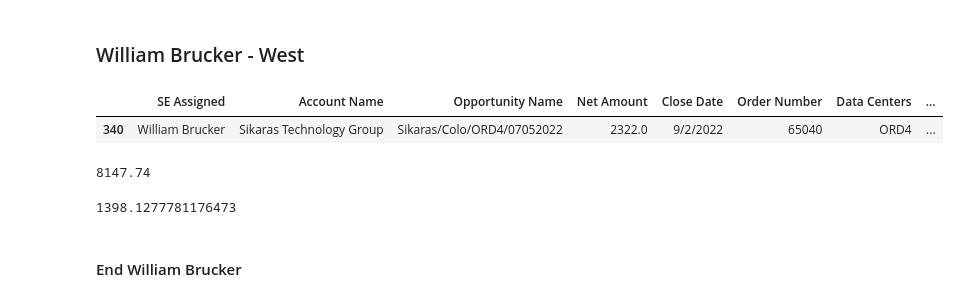
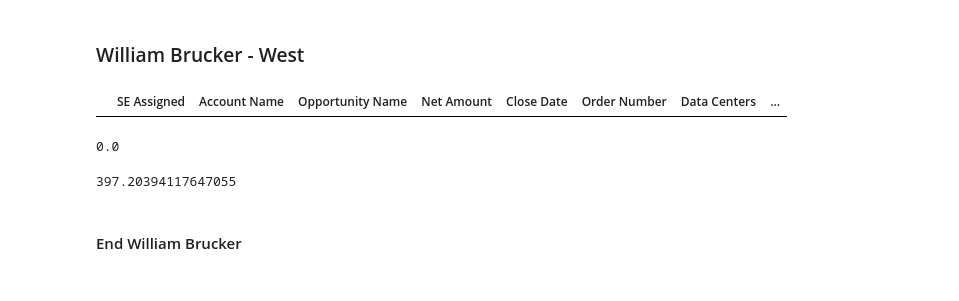
Before and after one commit to maxca17/DB_Commissions, a Jupyter notebook: Commishes/Main/SE&CB.ipynb, the cells around one changed output. Saved outputs shown, nothing was run; the diff lists cells and outputs as text; code cells hidden in the pictures.

```diff
--- a/Commishes/Main/SE&CB.ipynb
+++ b/Commishes/Main/SE&CB.ipynb
@@ -428,8 +458,7 @@ christopher_chandler.to_excel(os.path.join('../SE','chandler_September_2022.xlsx
 # %% [markdown]
 ### William Brucker - West
 # %%
-william_brucker.head(1)
+#william_brucker.head(1)
 # %% [output]
 |  | SE Assigned | Account Name | Opportunity Name | Net Amount | Close Date | Order Number | Data Centers | ... |
-| 340 | William Brucker | Sikaras Technology Group | Sikaras/Colo/ORD4/07052022 | 2322.0 | 9/2/2022 | 65040 | ORD4 | ... |
 # %%
@@ -437,5 +466,5 @@ brucker_indivdual = william_brucker['Net Amount'].sum()
 # %%
-print(brucker_indivdual)
+#print(brucker_indivdual)
 # %% [output]
-8147.74
+0.0
 # %%
@@ -445,5 +474,5 @@ brucker_1 = (william_brucker['Net Amount'] * 0.0666).sum() + brucker_regional
 # %%
-print(brucker_1)
+#print(brucker_1)
 # %% [output]
-1398.1277781176473
+397.20394117647055
 # %%
```
Also changed, not shown: parts of 108 cells of this notebook, 28 other files.
